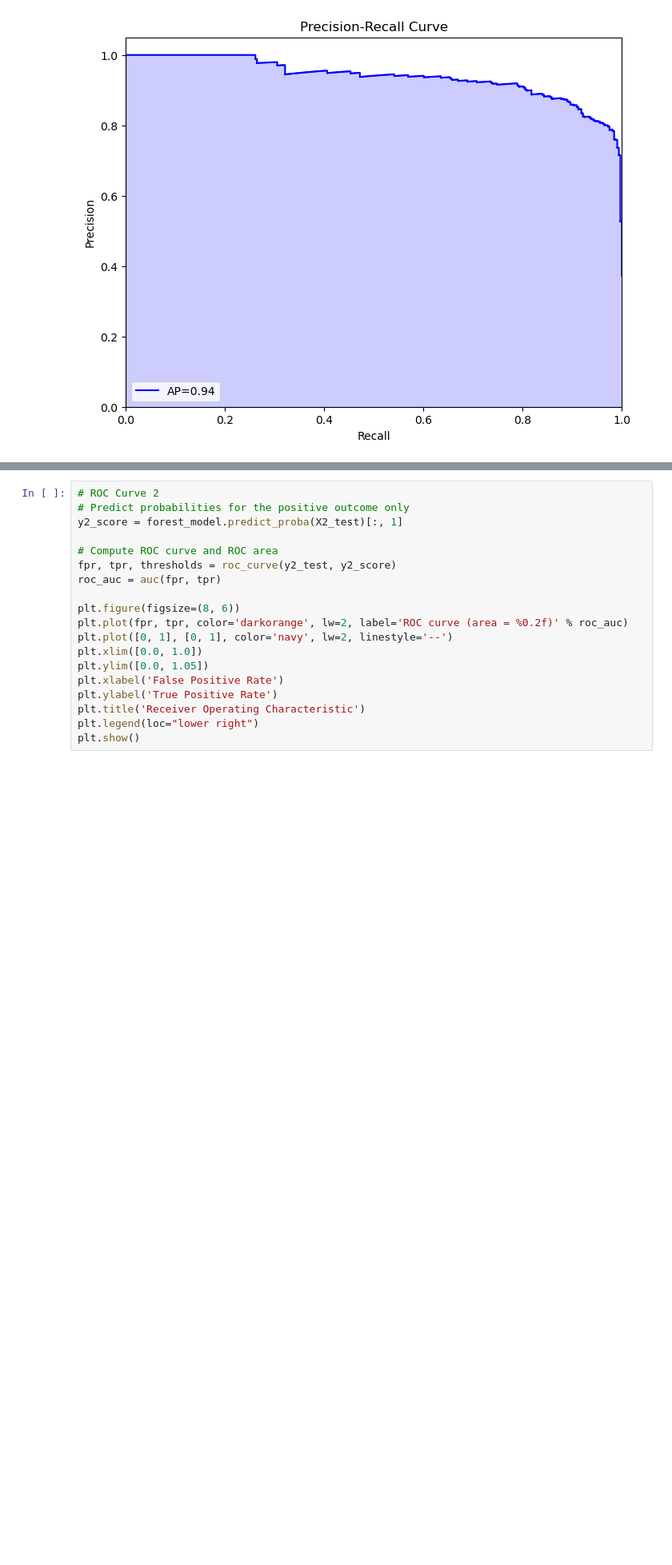
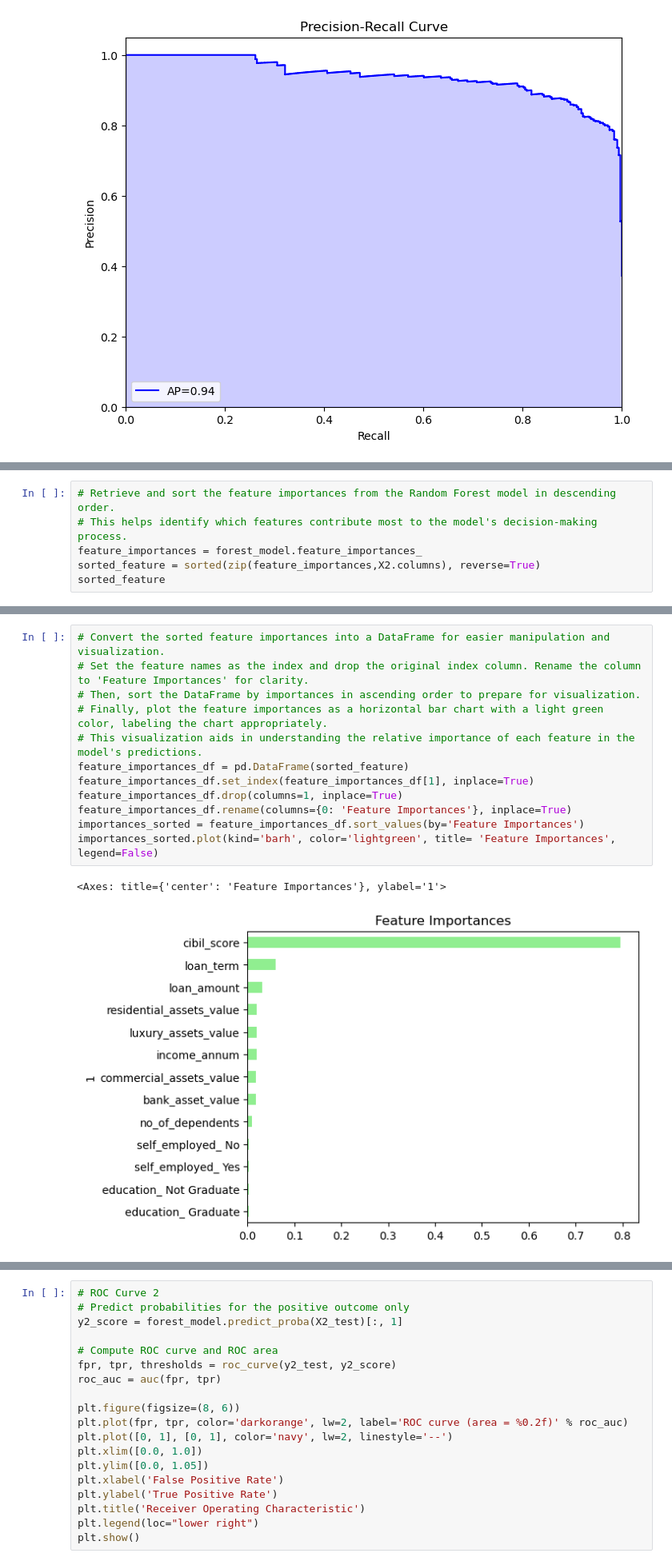
Before and after one commit to jthaas/Project-4, a Jupyter notebook: Main.ipynb, the cells around one changed output, grey strips where cells are left out. Shown at 80% size. Saved outputs shown, nothing was run; the diff lists cells and outputs as text; blank space fills up the shorter version.

```diff
--- a/Main.ipynb
+++ b/Main.ipynb
@@ -347,0 +450,6 @@ weighted avg       0.98      0.98      0.98       854
+# %%
+# Retrieve and sort the feature importances from the Random Forest model in descending order.
+# This helps identify which features contribute most to the model's decision-making process.
+feature_importances = forest_model.feature_importances_
+sorted_feature = sorted(zip(feature_importances,X2.columns), reverse=True)
+sorted_feature
@@ -347,0 +470,15 @@ weighted avg       0.98      0.98      0.98       854
+# %%
+# Convert the sorted feature importances into a DataFrame for easier manipulation and visualization.
+# Set the feature names as the index and drop the original index column. Rename the column to 'Feature Importances' for clarity.
+# Then, sort the DataFrame by importances in ascending order to prepare for visualization.
+# Finally, plot the feature importances as a horizontal bar chart with a light green color, labeling the chart appropriately.
+# This visualization aids in understanding the relative importance of each feature in the model's predictions.
+feature_importances_df = pd.DataFrame(sorted_feature)
+feature_importances_df.set_index(feature_importances_df[1], inplace=True)
+feature_importances_df.drop(columns=1, inplace=True)
+feature_importances_df.rename(columns={0: 'Feature Importances'}, inplace=True)
+importances_sorted = feature_importances_df.sort_values(by='Feature Importances')
+importances_sorted.plot(kind='barh', color='lightgreen', title= 'Feature Importances', legend=False)
+# %% [output]
+<Axes: title={'center': 'Feature Importances'}, ylabel='1'>
+[figure, added]
```
Also changed, not shown: parts of 26 cells of this notebook.
